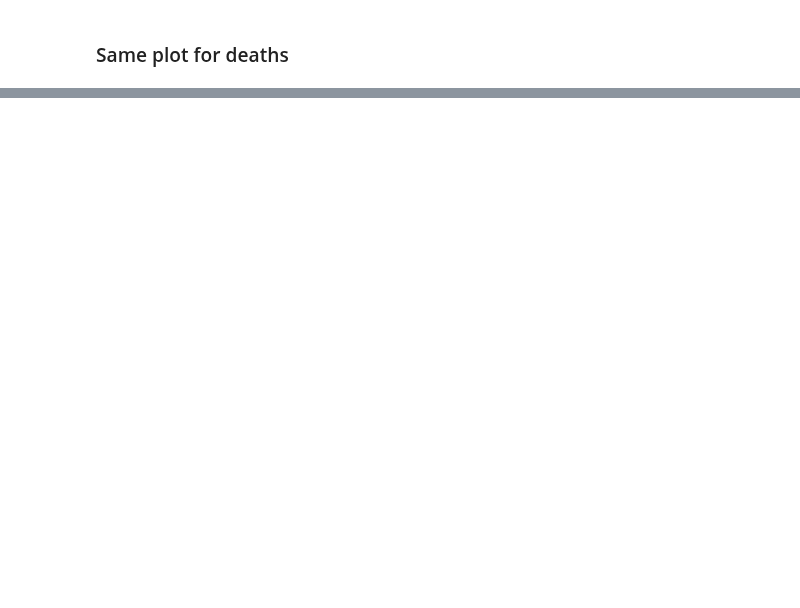
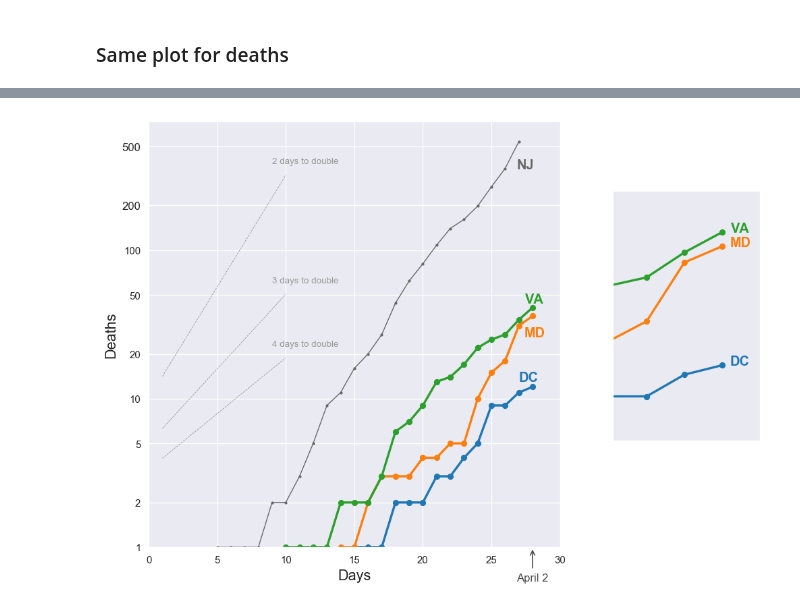
Before and after one commit to histed/DC-area-coronavirus-tracking, a Jupyter notebook: 200401-MH-HG-Covidtracking.ipynb, the cells around one changed output, grey strips where cells are left out. Saved outputs shown, nothing was run; the diff lists cells and outputs as text; code cells hidden in the pictures; blank space fills up the shorter version.

```diff
--- a/200401-MH-HG-Covidtracking.ipynb
+++ b/200401-MH-HG-Covidtracking.ipynb
@@ -264,9 +111,9 @@ todayx
 # %% [markdown]
 ### Same plot for deaths
 # %%
-params = pd.DataFrame(index={'DC','MD','VA','NJ'}, columns=['fullname'])
-params.loc[:,'fullname'] = pd.Series({ 'DC': 'District of Columbia', 'MD': 'Maryland', 'VA': 'Virginia'})
-params.loc[:,'labYOff'] = pd.Series({ 'DC': +10, 'MD': +15, 'VA': +10, 'NJ':-15})
-params.loc[:,'labXOff'] = pd.Series({ 'DC': 0, 'MD': +5, 'VA': +5, 'NJ': 0})
-params.loc[:,'lw'] = pd.Series({ 'DC': 2, 'MD': 2, 'VA': 2, 'NJ': 0.8})
-params.loc[:,'xoff'] = pd.Series({ 'DC': 0, 'MD': 0, 'VA': 0, 'NJ': -1})
+paramsD = pd.DataFrame(index={'DC','MD','VA','NJ'}, columns=['fullname'])
+paramsD.loc[:,'fullname'] = pd.Series({ 'DC': 'District of Columbia', 'MD': 'Maryland', 'VA': 'Virginia'})
+paramsD.loc[:,'labYOff'] = pd.Series({ 'DC': +10, 'MD': -10, 'VA': +15, 'NJ':0})
+paramsD.loc[:,'labXOff'] = pd.Series({ 'DC': 0, 'MD': +5, 'VA': +5, 'NJ': +10})
+paramsD.loc[:,'lw'] = pd.Series({ 'DC': 2, 'MD': 2, 'VA': 2, 'NJ': 0.8})
+paramsD.loc[:,'xoff'] = pd.Series({ 'DC': 0, 'MD': 0, 'VA': 0, 'NJ': -1})
@@ -395,0 +120,33 @@ Latest data for VA: 2020-03-31 00:00:00
+# %%
+sns.set_style('darkgrid')
+fig, ax = plt.subplots(figsize=r_[1,1]*6, dpi=120)
+
+xlim = r_[0,30]
+
+todayx = 0 #26
+
+for st in ['DC', 'MD', 'VA', 'NJ']:
+    cvdD.plot_state(ctDf, st, paramsD, ax, False)
+
+# big plot fixup
+cvdD.fixups(ax)
+#ADJUST AXIS LIMS TO FIT
+ax.set_xlim(xlim)
+ax.set_ylim([1, ax.get_ylim()[1]])
+
+# inset
+ylim = r_[5, 50] #ADJUST YLIM TO FIT
+cvdD.inset(ctDf, paramsD, ax, ylim, is_inset = True)
+
+#Death doubling lines
+cvdD.case_double(xs, dtL, ax)
+
+#add arrow
+ax.annotate('April 2', xy=(28, 1), xycoords='data', xytext=(0,-30), textcoords='offset points',
+            arrowprops=dict(arrowstyle='->', connectionstyle='arc3', color='0.3'),
+            color='0.3', ha='center')
+
+fig.tight_layout()
+fig.savefig('./fig-output/dt-%s.png'%datestr, dpi=300, bbox_inches='tight', pad_inches=0.5)
+            #bbox_inches=r_[0,0,10,15])#,
+# %% [output]
@@ -395,0 +160 @@ Latest data for VA: 2020-03-31 00:00:00
+[figure, added]
```
Also changed, not shown: parts of 9 cells of this notebook, 11 other files.
